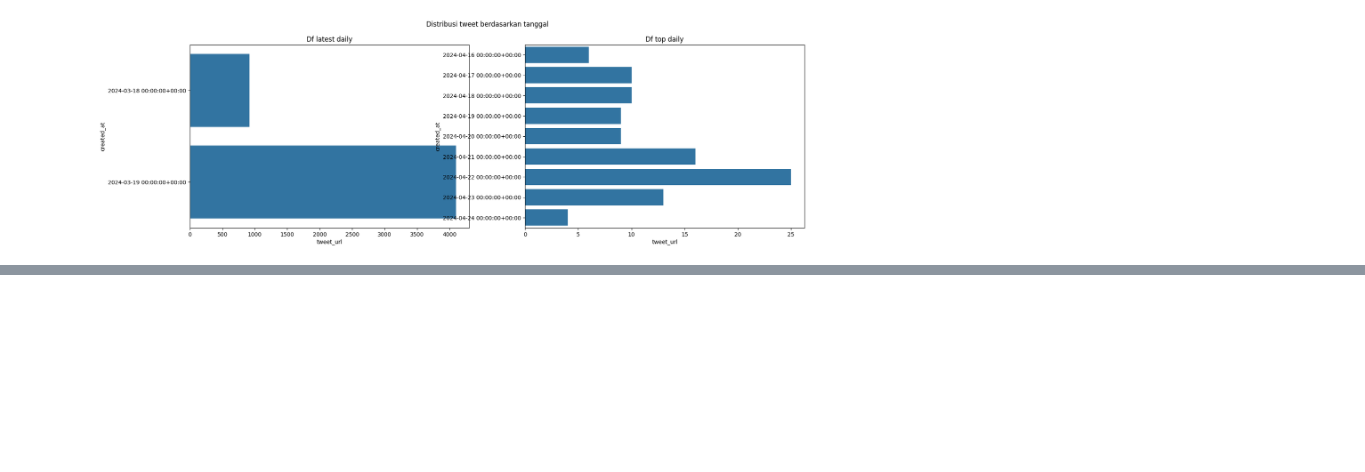
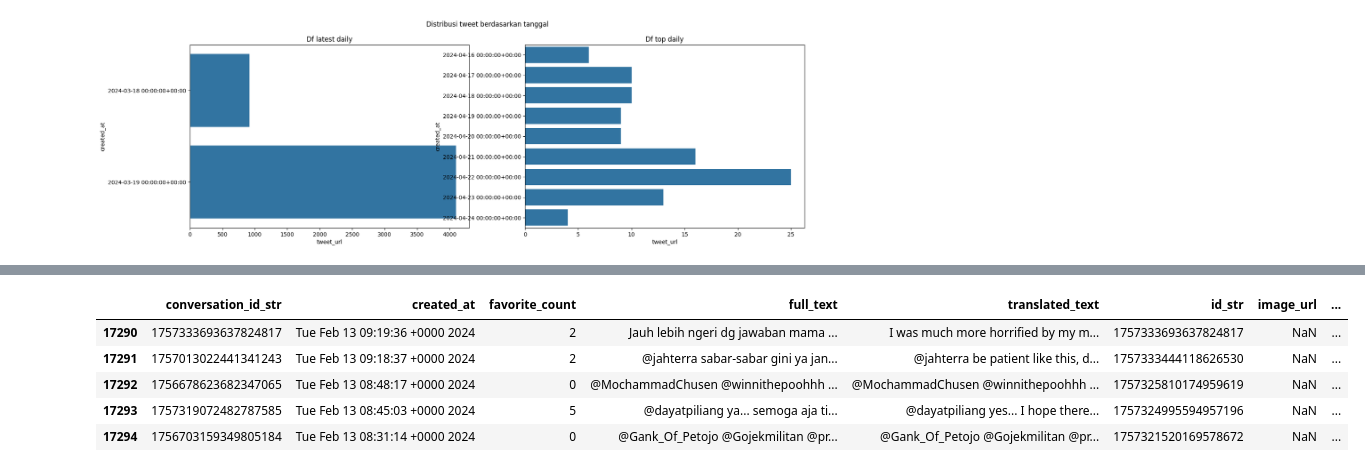
Before and after one commit to Arthdrm/PythonCode, a Jupyter notebook: scrapping-data-viz/data_lab.ipynb, the cells around one changed output, grey strips where cells are left out. Saved outputs shown, nothing was run; the diff lists cells and outputs as text; code cells hidden in the pictures; blank space fills up the shorter version.

```diff
--- a/scrapping-data-viz/data_lab.ipynb
+++ b/scrapping-data-viz/data_lab.ipynb
@@ -456,0 +462,4 @@ plt.show()
+# %%
+df_translated = pd.read_csv("tweets-translated/generic-5-05-2024.csv", delimiter=",")
+df_translated.drop("Unnamed: 0", axis=1, inplace=True)
+df_translated.head()
@@ -456,0 +473,9 @@ plt.show()
+# %%
+df_translated.tail()
+# %% [output]
+|  | conversation_id_str | created_at | favorite_count | full_text | translated_text | id_str | image_url | ... |
+| 17290 | 1757333693637824817 | Tue Feb 13 09:19:36 +0000 2024 | 2 | Jauh lebih ngeri dg jawaban mama ... | I was much more horrified by my m... | 1757333693637824817 | NaN | ... |
+| 17291 | 1757013022441341243 | Tue Feb 13 09:18:37 +0000 2024 | 2 | @jahterra sabar-sabar gini ya jan... | @jahterra be patient like this, d... | 1757333444118626530 | NaN | ... |
+| 17292 | 1756678623682347065 | Tue Feb 13 08:48:17 +0000 2024 | 0 | @MochammadChusen @winnithepoohhh ... | @MochammadChusen @winnithepoohhh ... | 1757325810174959619 | NaN | ... |
+| 17293 | 1757319072482787585 | Tue Feb 13 08:45:03 +0000 2024 | 5 | @dayatpiliang ya... semoga aja ti... | @dayatpiliang yes... I hope there... | 1757324995594957196 | NaN | ... |
+| 17294 | 1756703159349805184 | Tue Feb 13 08:31:14 +0000 2024 | 0 | @Gank_Of_Petojo @Gojekmilitan @pr... | @Gank_Of_Petojo @Gojekmilitan @pr... | 1757321520169578672 | NaN | ... |
```
Also changed, not shown: parts of 46 cells of this notebook, 56 other files.
